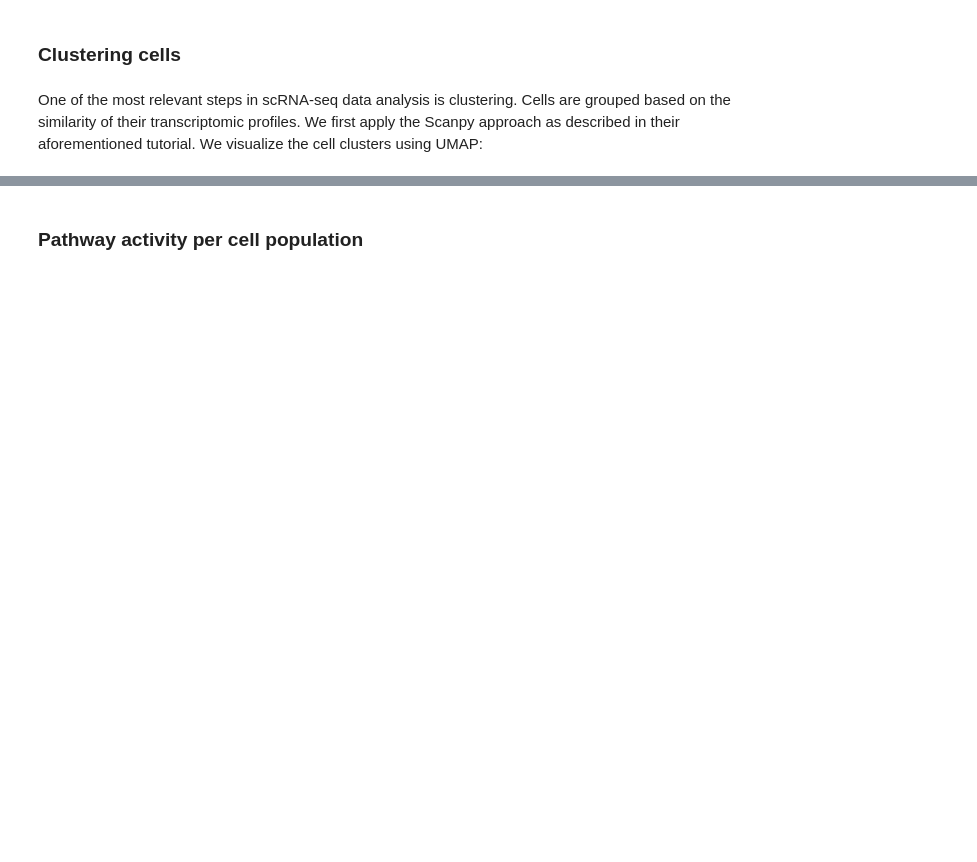
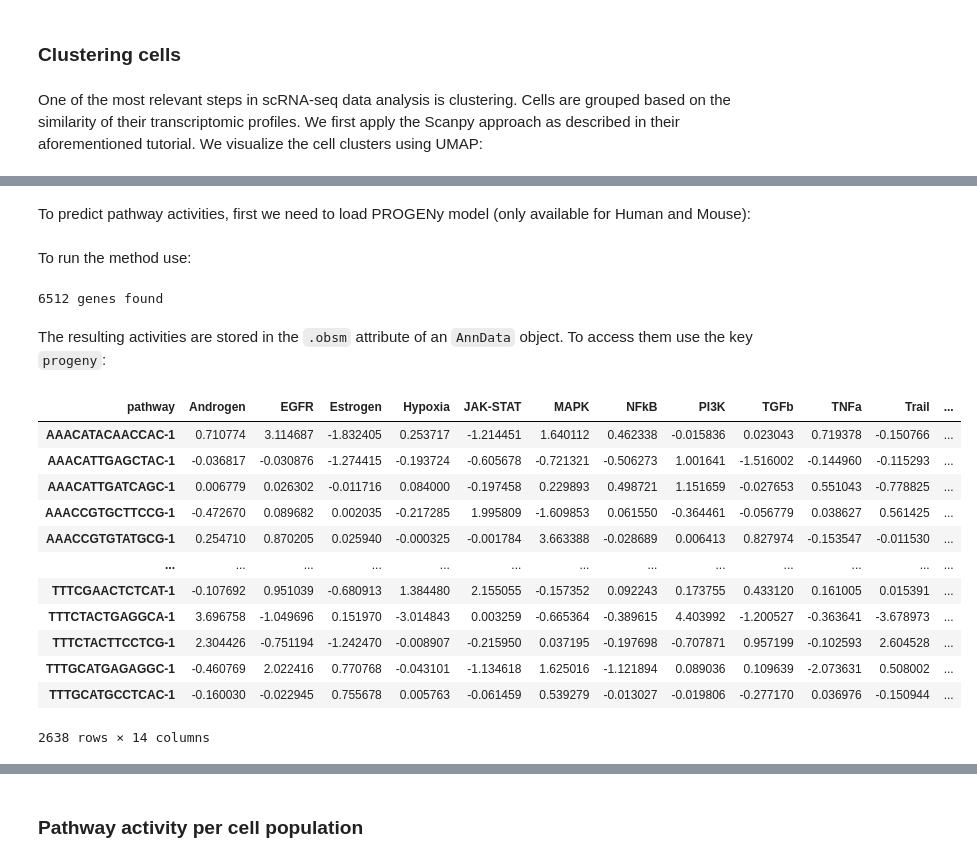
Before and after one commit to saezlab/progeny-py, a Jupyter notebook: example/single_cell_vignette.ipynb, the cells around one changed output, grey strips where cells are left out. Saved outputs shown, nothing was run; the diff lists cells and outputs as text; code cells hidden in the pictures; blank space fills up the shorter version.

```diff
--- a/example/single_cell_vignette.ipynb
+++ b/example/single_cell_vignette.ipynb
@@ -98,0 +122,2 @@ sc.pl.umap(adata, color='leiden', title='RNA UMAP',
+# %% [markdown]
+To predict pathway activities, first we need to load PROGENy model (only available for Human and Mouse):
@@ -98,0 +129,31 @@ sc.pl.umap(adata, color='leiden', title='RNA UMAP',
+# %% [markdown]
+To run the method use:
+# %%
+progeny.run(adata,
+            model,
+            center=True,  # Center gene expression by mean per cell
+            num_perm=100, # Simulate m random activities
+            norm=True,    # Normalize by number of edges to correct for large regulons
+            scale=True,   # Scale values per feature so that values can be compared across cells
+            use_raw=True, # Use lognorm gene expression
+           )
+# %% [output]
+6512 genes found
+# %% [markdown]
+The resulting activities are stored in the `.obsm` attribute of an `AnnData` object. To access them use the key `progeny`:
+# %%
+adata.obsm['progeny']
+# %% [output]
+| pathway | Androgen | EGFR | Estrogen | Hypoxia | JAK-STAT | MAPK | NFkB | PI3K | TGFb | TNFa | Trail | ... |
+| AAACATACAACCAC-1 | 0.710774 | 3.114687 | -1.832405 | 0.253717 | -1.214451 | 1.640112 | 0.462338 | -0.015836 | 0.023043 | 0.719378 | -0.150766 | ... |
+| AAACATTGAGCTAC-1 | -0.036817 | -0.030876 | -1.274415 | -0.193724 | -0.605678 | -0.721321 | -0.506273 | 1.001641 | -1.516002 | -0.144960 | -0.115293 | ... |
+| AAACATTGATCAGC-1 | 0.006779 | 0.026302 | -0.011716 | 0.084000 | -0.197458 | 0.229893 | 0.498721 | 1.151659 | -0.027653 | 0.551043 | -0.778825 | ... |
+| AAACCGTGCTTCCG-1 | -0.472670 | 0.089682 | 0.002035 | -0.217285 | 1.995809 | -1.609853 | 0.061550 | -0.364461 | -0.056779 | 0.038627 | 0.561425 | ... |
+| AAACCGTGTATGCG-1 | 0.254710 | 0.870205 | 0.025940 | -0.000325 | -0.001784 | 3.663388 | -0.028689 | 0.006413 | 0.827974 | -0.153547 | -0.011530 | ... |
+| ... | ... | ... | ... | ... | ... | ... | ... | ... | ... | ... | ... | ... |
+| TTTCGAACTCTCAT-1 | -0.107692 | 0.951039 | -0.680913 | 1.384480 | 2.155055 | -0.157352 | 0.092243 | 0.173755 | 0.433120 | 0.161005 | 0.015391 | ... |
+| TTTCTACTGAGGCA-1 | 3.696758 | -1.049696 | 0.151970 | -3.014843 | 0.003259 | -0.665364 | -0.389615 | 4.403992 | -1.200527 | -0.363641 | -3.678973 | ... |
+| TTTCTACTTCCTCG-1 | 2.304426 | -0.751194 | -1.242470 | -0.008907 | -0.215950 | 0.037195 | -0.197698 | -0.707871 | 0.957199 | -0.102593 | 2.604528 | ... |
+| TTTGCATGAGAGGC-1 | -0.460769 | 2.022416 | 0.770768 | -0.043101 | -1.134618 | 1.625016 | -1.121894 | 0.089036 | 0.109639 | -2.073631 | 0.508002 | ... |
+| TTTGCATGCCTCAC-1 | -0.160030 | -0.022945 | 0.755678 | 0.005763 | -0.061459 | 0.539279 | -0.013027 | -0.019806 | -0.277170 | 0.036976 | -0.150944 | ... |
+2638 rows × 14 columns
```
Also changed, not shown: parts of 33 cells of this notebook.
